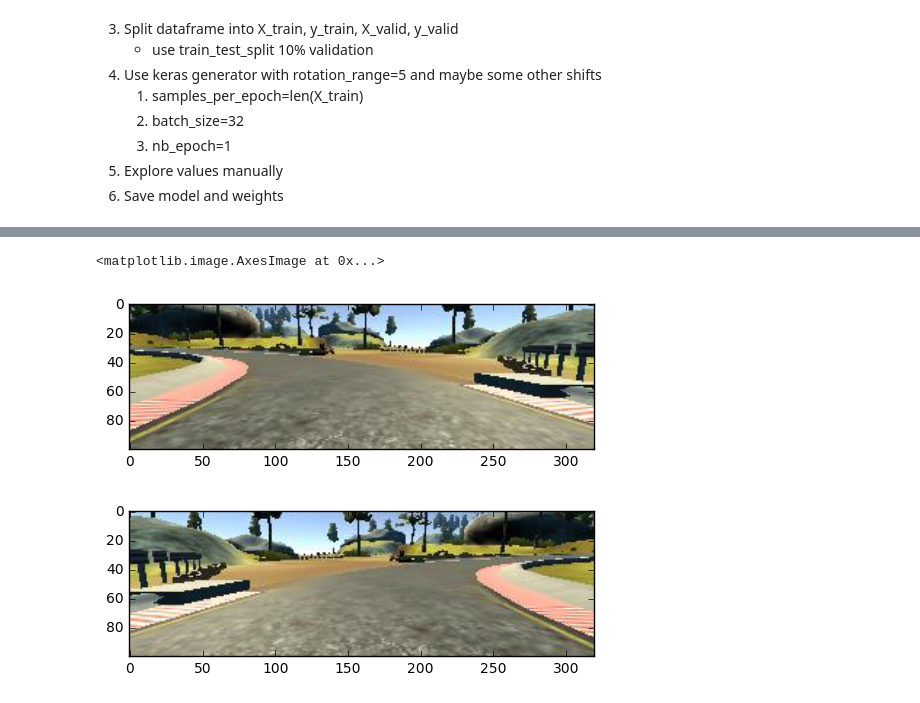
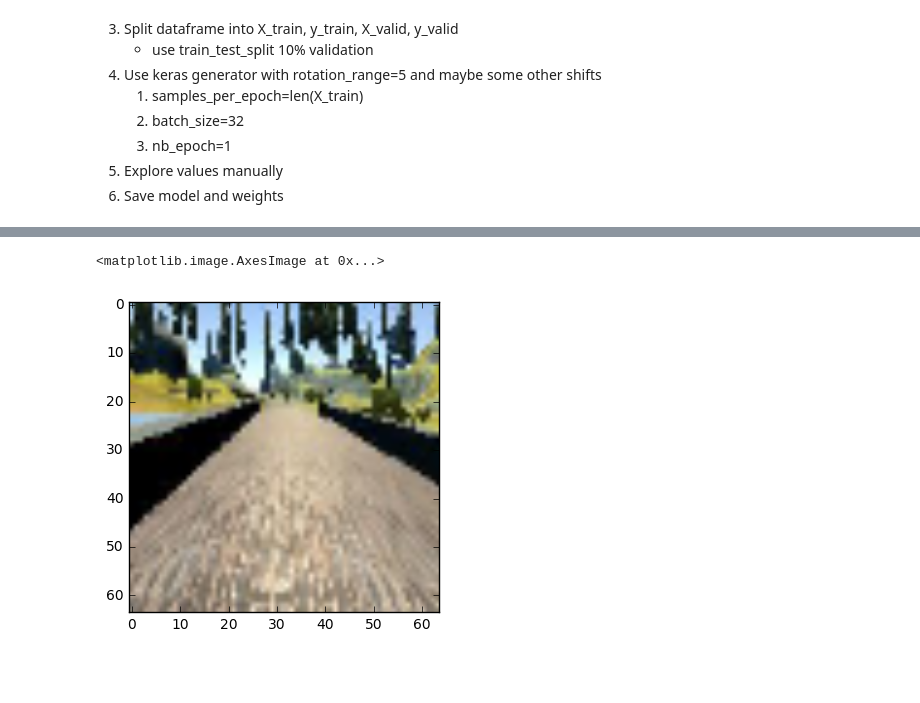
Before and after one commit to SamSamskies/CarND-Behavioral-Cloning, a Jupyter notebook: notebooks/data-exploration-2.ipynb, the cells around one changed output, grey strips where cells are left out. Saved outputs shown, nothing was run; the diff lists cells and outputs as text; code cells hidden in the pictures; blank space fills up the shorter version.

```diff
--- a/notebooks/data-exploration-2.ipynb
+++ b/notebooks/data-exploration-2.ipynb
@@ -69,7 +69,7 @@ def augment_dataframe(df):
 
 
 def crop_image(image):
-    return image[32:132]
+    return cv2.resize(image[32:132], (64, 64))
 
 
 def load_image(image_path, is_flipped):
@@ -121,12 +115,16 @@ df.tail()
 # %%
 row = df.iloc[0]
 image_path = DATA_PATH + row.image.strip()
 test = load_image(image_path, row.is_flipped)
 plt.imshow(test)
-plt.figure()
-test = load_image(image_path, True)
-plt.imshow(test)
+# plt.figure()
+# test = load_image(image_path, True)
+# plt.imshow(test)
+# plt.figure()
+# test = test.reshape((1,) + test.shape)
+# test = ImageDataGenerator(rescale=1./255, rotation_range=5).flow(test, batch_size=1).next()
+# test = test.reshape(test.shape[1:])
+# plt.imshow(test)
 # %% [output]
 <matplotlib.image.AxesImage at 0x...>
-[figure, old version]
+[figure, new version]
-[figure, removed]
```
Also changed, not shown: parts of 2 cells of this notebook, 10 other files.
